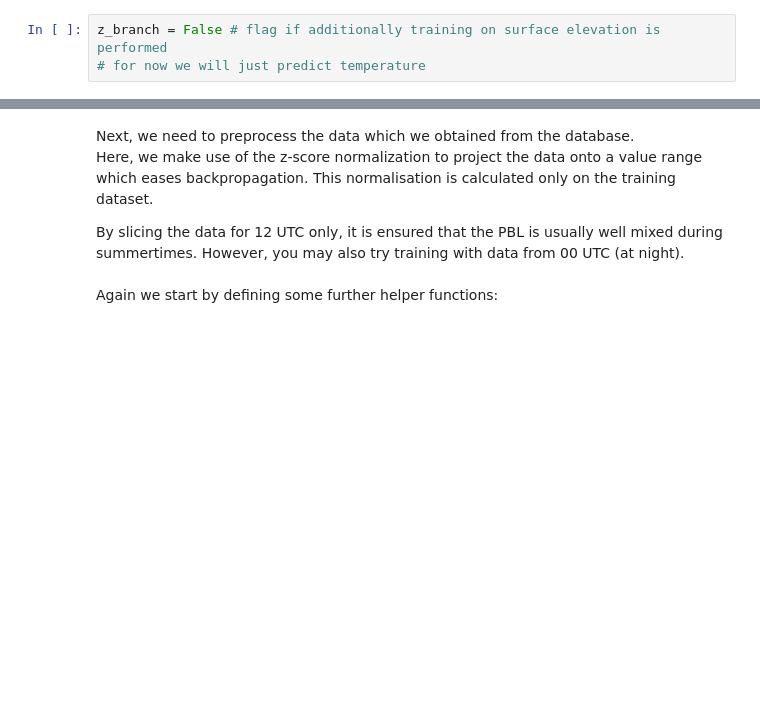
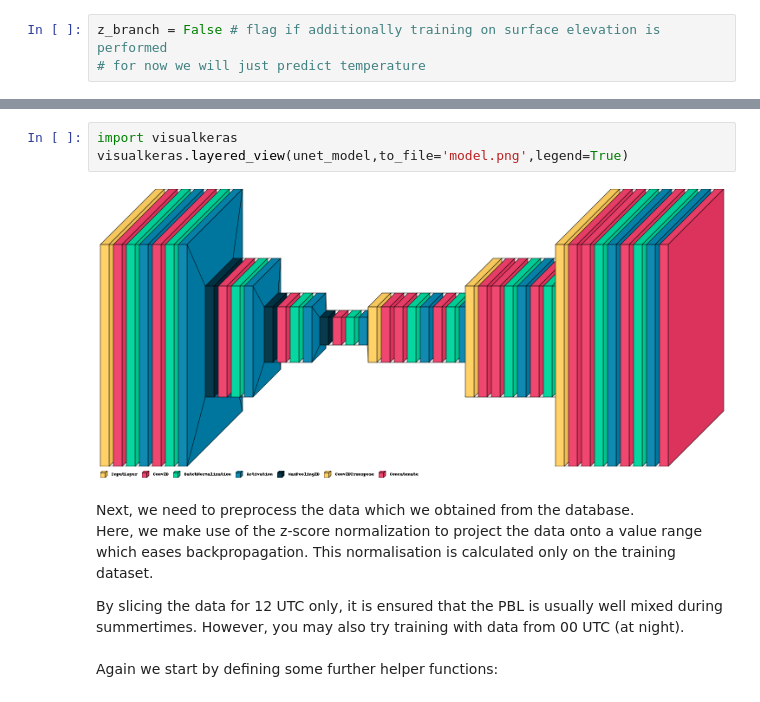
Before and after one commit to ecmwf-lab/ml-training-course, a Jupyter notebook: 2022-05-05-thursday/maelstrom_downscaling.ipynb, the cells around one changed output, grey strips where cells are left out. Cells and saved outputs as stored; diff of their text form; blank space fills up the shorter version.

Commit message:
ModelVis for Thursday

```diff
--- a/2022-05-05-thursday/maelstrom_downscaling.ipynb
+++ b/2022-05-05-thursday/maelstrom_downscaling.ipynb
@@ -262,3 +319,8 @@ To enable them in other operations, rebuild TensorFlow with the appropriate comp
+# %%
+import visualkeras
+visualkeras.layered_view(unet_model,to_file='model.png',legend=True)
+# %% [output]
+[figure, added]
 # %% [markdown]
 Next, we need to preprocess the data which we obtained from the database. <br>
 Here, we make use of the z-score normalization to project the data onto a value range which eases backpropagation. This normalisation is calculated only on the training dataset.
```
Also changed, not shown: parts of 4 cells of this notebook.
